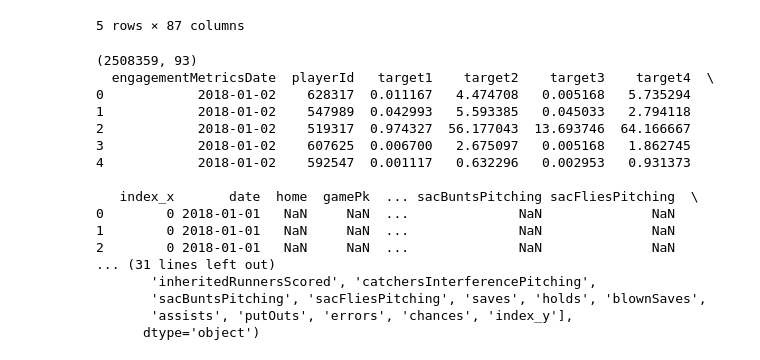
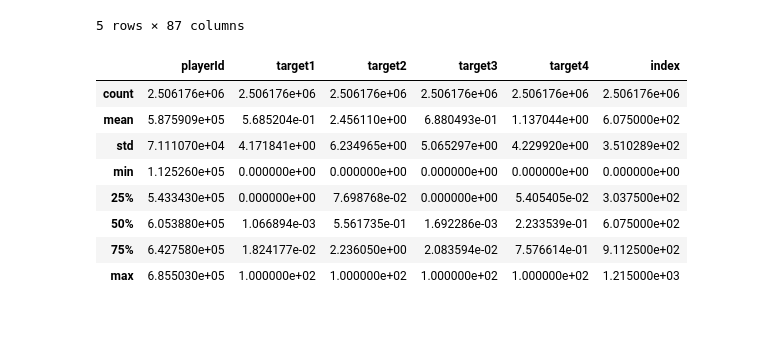
Before and after one commit to Chrisjb/kaggle-mlb, a Jupyter notebook: basic_model.ipynb, the cells around one changed output. Saved outputs shown, nothing was run; the diff lists cells and outputs as text; code cells hidden in the pictures; blank space fills up the shorter version.

```diff
--- a/basic_model.ipynb
+++ b/basic_model.ipynb
@@ -53,22 +64,0 @@ train = pd.merge(train_nextDayPlayerEngagement, train_playerBoxScores, how = 'le
-# %%
-print(train.shape)
-print(train.head())
-print(train.columns)
-# %% [output]
-(2508359, 93)
-  engagementMetricsDate  playerId   target1    target2    target3    target4  \
-0            2018-01-02    628317  0.011167   4.474708   0.005168   5.735294
-1            2018-01-02    547989  0.042993   5.593385   0.045033   2.794118
-2            2018-01-02    519317  0.974327  56.177043  13.693746  64.166667
-3            2018-01-02    607625  0.006700   2.675097   0.005168   1.862745
-4            2018-01-02    592547  0.001117   0.632296   0.002953   0.931373
-
-   index_x       date  home  gamePk  ... sacBuntsPitching sacFliesPitching  \
-0        0 2018-01-01   NaN     NaN  ...              NaN              NaN
-1        0 2018-01-01   NaN     NaN  ...              NaN              NaN
-2        0 2018-01-01   NaN     NaN  ...              NaN              NaN
-... (31 lines left out)
-       'inheritedRunnersScored', 'catchersInterferencePitching',
-       'sacBuntsPitching', 'sacFliesPitching', 'saves', 'holds', 'blownSaves',
-       'assists', 'putOuts', 'errors', 'chances', 'index_y'],
-      dtype='object')
@@ -88,0 +65,12 @@ ypred = basic_bitch_model.predict(dtrain)
+# %%
+train_nextDayPlayerEngagement.describe()
+# %% [output]
+|  | playerId | target1 | target2 | target3 | target4 | index |
+| count | 2.506176e+06 | 2.506176e+06 | 2.506176e+06 | 2.506176e+06 | 2.506176e+06 | 2.506176e+06 |
+| mean | 5.875909e+05 | 5.685204e-01 | 2.456110e+00 | 6.880493e-01 | 1.137044e+00 | 6.075000e+02 |
+| std | 7.111070e+04 | 4.171841e+00 | 6.234965e+00 | 5.065297e+00 | 4.229920e+00 | 3.510289e+02 |
+| min | 1.125260e+05 | 0.000000e+00 | 0.000000e+00 | 0.000000e+00 | 0.000000e+00 | 0.000000e+00 |
+| 25% | 5.433430e+05 | 0.000000e+00 | 7.698768e-02 | 0.000000e+00 | 5.405405e-02 | 3.037500e+02 |
+| 50% | 6.053880e+05 | 1.066894e-03 | 5.561735e-01 | 1.692286e-03 | 2.233539e-01 | 6.075000e+02 |
+| 75% | 6.427580e+05 | 1.824177e-02 | 2.236050e+00 | 2.083594e-02 | 7.576614e-01 | 9.112500e+02 |
+| max | 6.855030e+05 | 1.000000e+02 | 1.000000e+02 | 1.000000e+02 | 1.000000e+02 | 1.215000e+03 |
```
Also changed, not shown: parts of 24 cells of this notebook.
